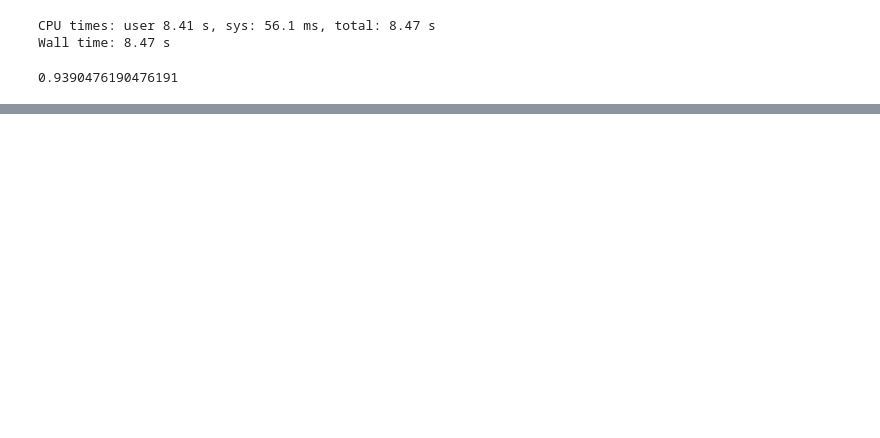
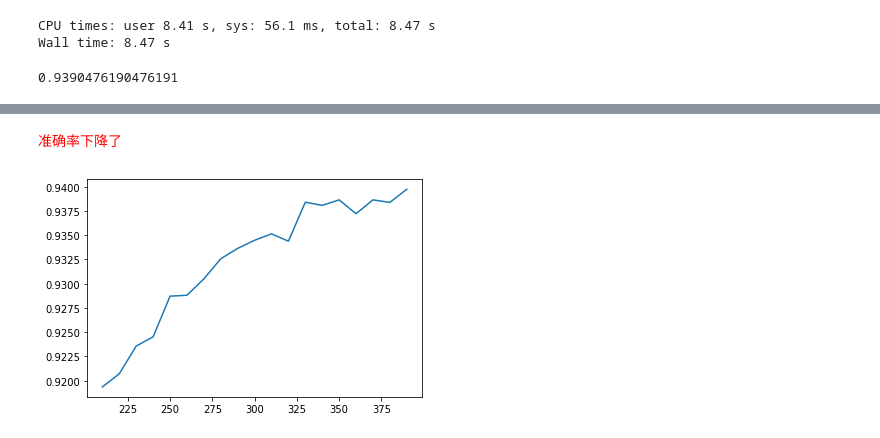
Before and after one commit to JustDoItGit/caicai_sklearn, a Jupyter notebook: 第三章 数据预处理与特征工程/Feature_selection.ipynb, the cells around one changed output, grey strips where cells are left out. Cells and saved outputs as stored; diff of their text form; code cells hidden in the pictures; blank space fills up the shorter version.

Commit message:
相关性过滤：卡方过滤 chi2、SelectKbest

```diff
--- a/第三章 数据预处理与特征工程/Feature_selection.ipynb
+++ b/第三章 数据预处理与特征工程/Feature_selection.ipynb
@@ -107,0 +112,9 @@ Wall time: 8.47 s
+# %%
+from sklearn.ensemble import RandomForestClassifier as RFC
+from sklearn.model_selection import cross_val_score
+from sklearn.feature_selection import SelectKBest
+from sklearn.feature_selection import chi2
+
+# 假设在这里我一直我需要300个特征
+X_fschi = SelectKBest(chi2, k=300).fit_transform(X_fsvar, y)
+X_fschi.shape
@@ -107,0 +130,19 @@ Wall time: 8.47 s
+# %% [markdown]
+<font color='red'>准确率下降了</font>
+# %%
+%%time
+#======【TIME WARNING: 5 mins】======#
+
+import matplotlib.pyplot as plt
+%matplotlib inline
+
+score = []
+for i in range(390, 200, -10):
+    X_fschi = SelectKBest(chi2, k=i).fit_transform(X_fsvar, y)
+    once = cross_val_score(
+        RFC(n_estimators=10, random_state=0), X_fschi, y, cv=5).mean()
+    score.append(once)
+plt.plot(range(390, 200, -10), score)
+plt.show()
+# %% [output]
+[figure, added]
```
Also changed, not shown: parts of 13 cells of this notebook.
